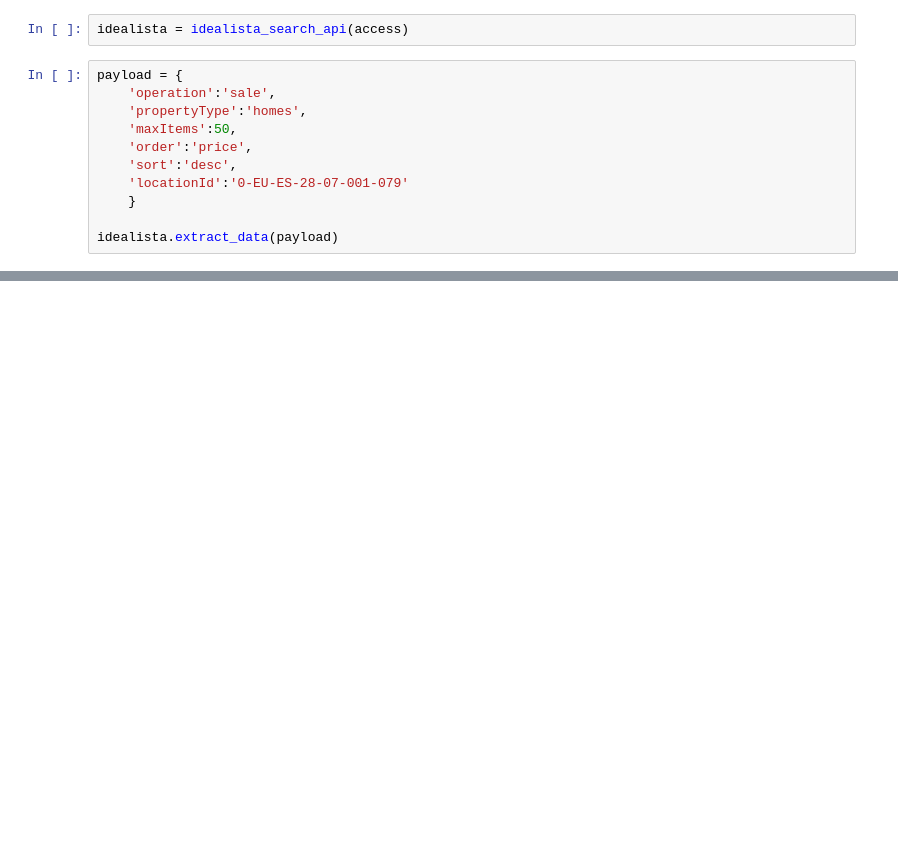
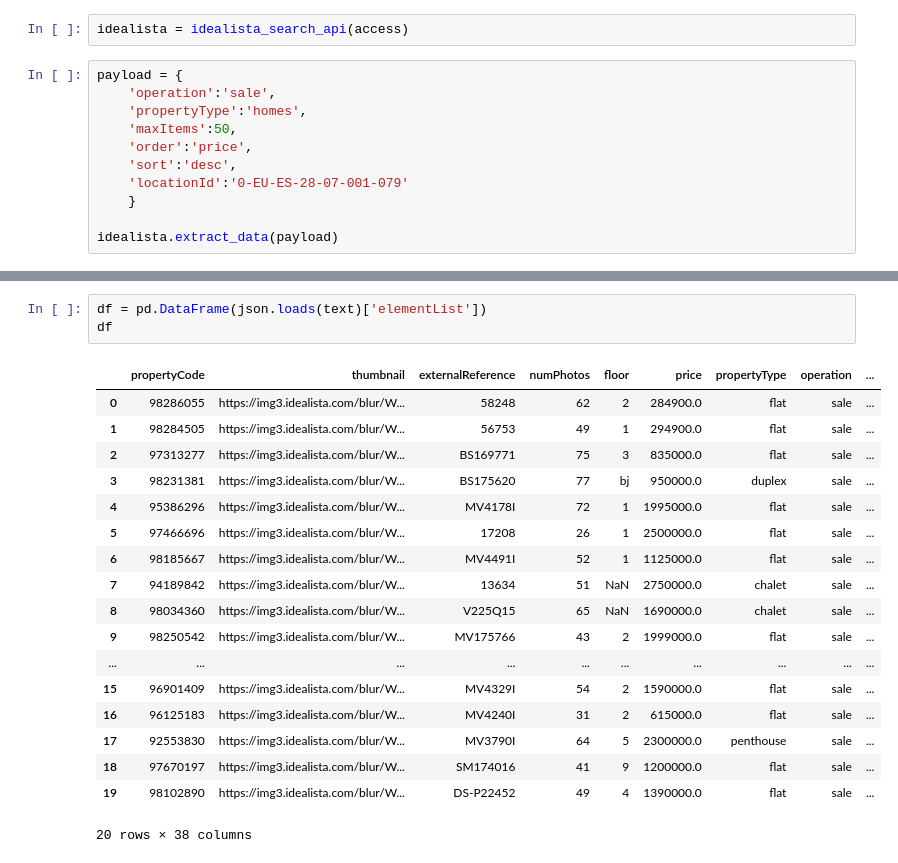
Before and after one commit to lorquez/real_estate_price_predictor, a Jupyter notebook: idealista_dataset_creation.ipynb, the cells around one changed output, grey strips where cells are left out. Cells and saved outputs as stored; diff of their text form; blank space fills up the shorter version.

```diff
--- a/idealista_dataset_creation.ipynb
+++ b/idealista_dataset_creation.ipynb
@@ -63,0 +73,22 @@ idealista.extract_data(payload)
+# %%
+df = pd.DataFrame(json.loads(text)['elementList'])
+df
+# %% [output]
+|  | propertyCode | thumbnail | externalReference | numPhotos | floor | price | propertyType | operation | ... |
+| 0 | 98286055 | https://img3.idealista.com/blur/W... | 58248 | 62 | 2 | 284900.0 | flat | sale | ... |
+| 1 | 98284505 | https://img3.idealista.com/blur/W... | 56753 | 49 | 1 | 294900.0 | flat | sale | ... |
+| 2 | 97313277 | https://img3.idealista.com/blur/W... | BS169771 | 75 | 3 | 835000.0 | flat | sale | ... |
+| 3 | 98231381 | https://img3.idealista.com/blur/W... | BS175620 | 77 | bj | 950000.0 | duplex | sale | ... |
+| 4 | 95386296 | https://img3.idealista.com/blur/W... | MV4178I | 72 | 1 | 1995000.0 | flat | sale | ... |
+| 5 | 97466696 | https://img3.idealista.com/blur/W... | 17208 | 26 | 1 | 2500000.0 | flat | sale | ... |
+| 6 | 98185667 | https://img3.idealista.com/blur/W... | MV4491I | 52 | 1 | 1125000.0 | flat | sale | ... |
+| 7 | 94189842 | https://img3.idealista.com/blur/W... | 13634 | 51 | NaN | 2750000.0 | chalet | sale | ... |
+| 8 | 98034360 | https://img3.idealista.com/blur/W... | V225Q15 | 65 | NaN | 1690000.0 | chalet | sale | ... |
+| 9 | 98250542 | https://img3.idealista.com/blur/W... | MV175766 | 43 | 2 | 1999000.0 | flat | sale | ... |
+| ... | ... | ... | ... | ... | ... | ... | ... | ... | ... |
+| 15 | 96901409 | https://img3.idealista.com/blur/W... | MV4329I | 54 | 2 | 1590000.0 | flat | sale | ... |
+| 16 | 96125183 | https://img3.idealista.com/blur/W... | MV4240I | 31 | 2 | 615000.0 | flat | sale | ... |
+| 17 | 92553830 | https://img3.idealista.com/blur/W... | MV3790I | 64 | 5 | 2300000.0 | penthouse | sale | ... |
+| 18 | 97670197 | https://img3.idealista.com/blur/W... | SM174016 | 41 | 9 | 1200000.0 | flat | sale | ... |
+| 19 | 98102890 | https://img3.idealista.com/blur/W... | DS-P22452 | 49 | 4 | 1390000.0 | flat | sale | ... |
+20 rows × 38 columns
```
Also changed, not shown: parts of 28 cells of this notebook.
